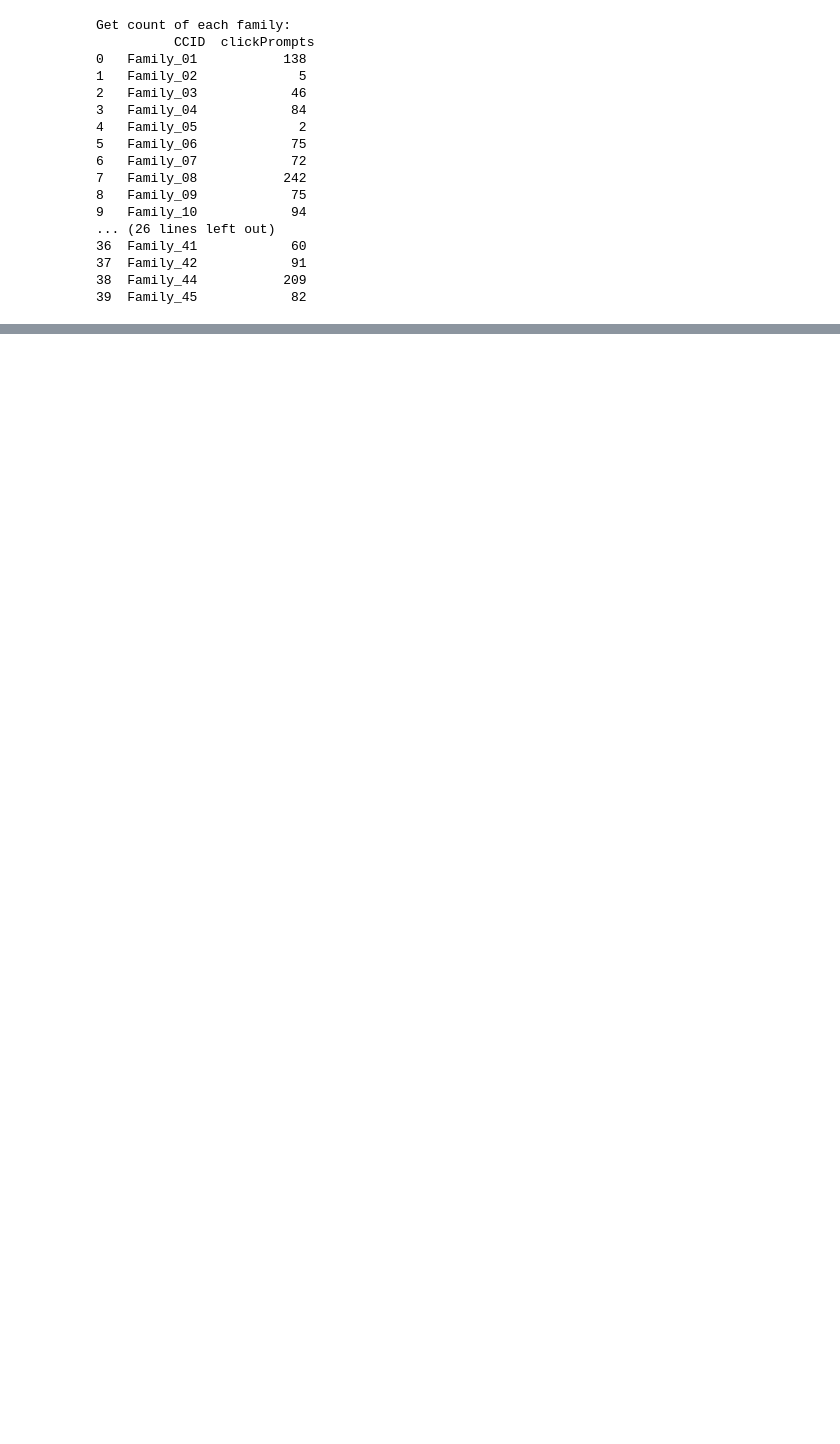
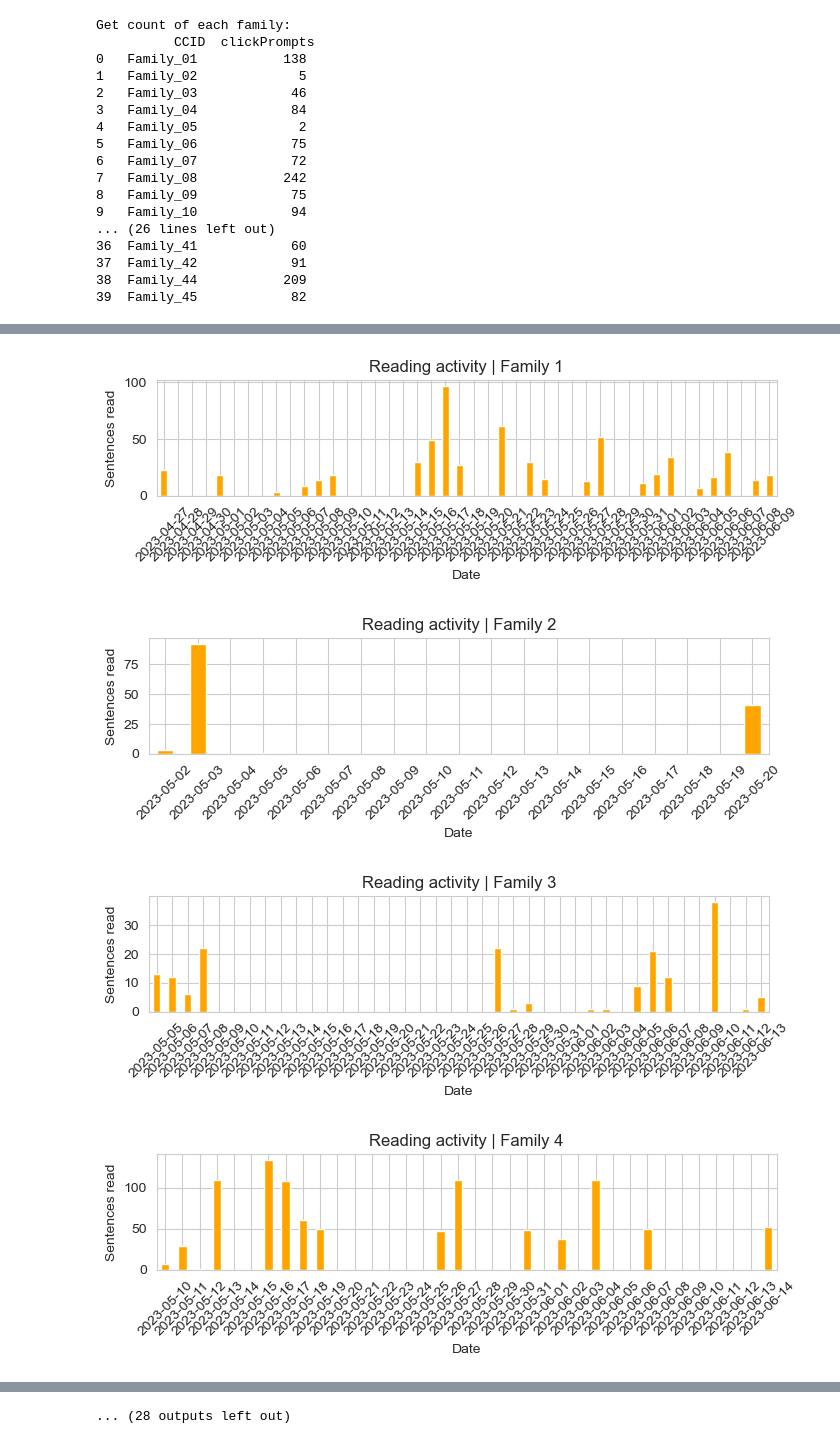
Before and after one commit to jordanbarriap/EMBRACE-data-analysis, a Jupyter notebook: summary_data_pitt.ipynb, the cells around one changed output, grey strips where cells are left out. Drawn from its saved outputs; the diff is of its cells as text; code cells hidden in the pictures; blank space fills up the shorter version.

```diff
--- a/summary_data_pitt.ipynb
+++ b/summary_data_pitt.ipynb
@@ -181,0 +375,37 @@ Get count of each family:
+# %%
+import matplotlib.pyplot as plt
+
+# Convert the 'timestamp' column to datetime
+df_act_logs_sentences['timestamp'] = pd.to_datetime(df_act_logs_sentences['datetime'],format='ISO8601')
+
+# Extract date from timestamp and create a new 'date' column
+df_act_logs_sentences['date'] = df_act_logs_sentences['timestamp'].dt.date
+
+for i in range (1,46):
+    if (i not in [16,30,37,39,43]):
+        if(i>=10):
+            family = "Family_"+str(i)
+        else:
+            family = 'Family_0'+str(i)
+        # Group by date and sum the activity
+        daily_activity = df_act_logs_sentences[(df_act_logs_sentences.user==family) & (df_act_logs_sentences.actionName=='loadSentence')].groupby('date')['user'].count()
+        #
+        # # Create a date range that covers the entire period of interest
+        date_range = pd.date_range(start=daily_activity.index.min(), end=daily_activity.index.max(), freq='D')
+
+        # Reindex the series to include all dates, filling missing values with 0
+        daily_activity = daily_activity.reindex(date_range, fill_value=0)
+
+        # Plot the bar chart
+        ax = daily_activity.plot(kind='bar', figsize=(8, 1.5), color='orange')
+        ax.set_title('Reading activity | Family '+str(i))
+        ax.set_xlabel('Date')
+        ax.set_ylabel('Sentences read')
+        ax.set_xticks(range(len(daily_activity)))
+        ax.set_xticklabels([date.strftime('%Y-%m-%d') for date in daily_activity.index], rotation=45)
+        plt.show()
+# %% [output]
+[figure, added]
+[figure, added]
+[figure, added]
+[figure, added]
@@ -181,0 +420 @@ Get count of each family:
+... (28 outputs left out)
```
Also changed, not shown: parts of 13 cells of this notebook, 2 other files.
